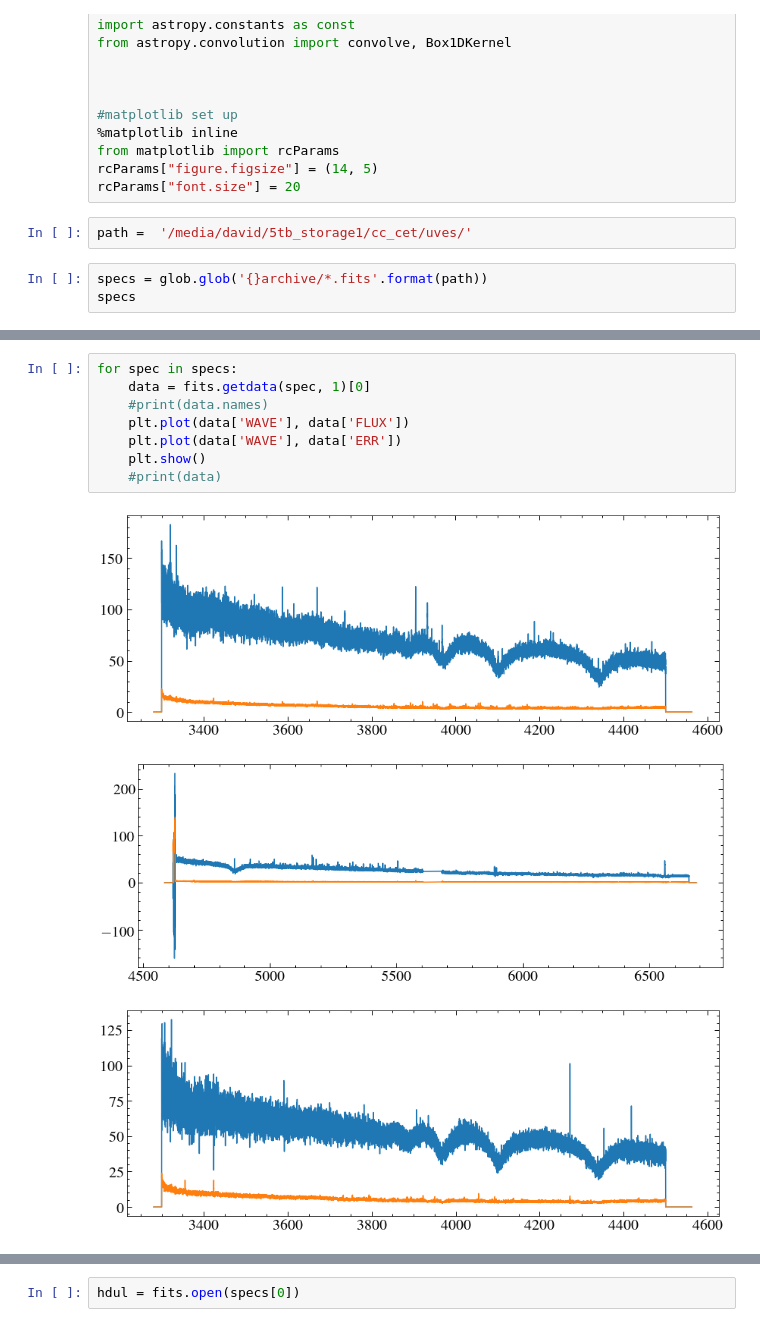
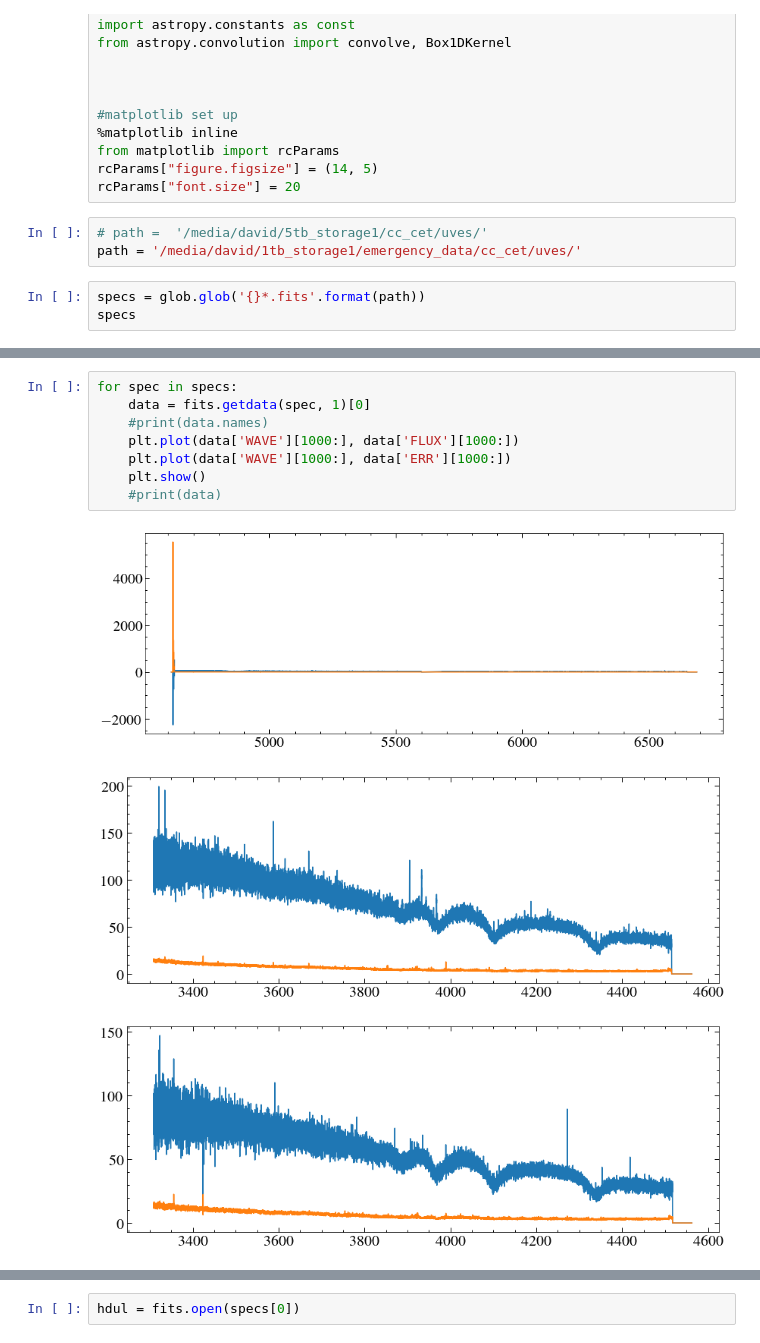
Before and after one commit to davidjwilson/pceb, a Jupyter notebook: cc_cet/cc_cet_uves.ipynb, the cells around one changed output, grey strips where cells are left out. Saved outputs shown, nothing was run; the diff lists cells and outputs as text.

```diff
--- a/cc_cet/cc_cet_uves.ipynb
+++ b/cc_cet/cc_cet_uves.ipynb
@@ -22,8 +22,9 @@ from matplotlib import rcParams
 rcParams["figure.figsize"] = (14, 5)
 rcParams["font.size"] = 20
 # %%
-path =  '/media/david/5tb_storage1/cc_cet/uves/'
+# path =  '/media/david/5tb_storage1/cc_cet/uves/'
+path = '/media/david/1tb_storage1/emergency_data/cc_cet/uves/'
 # %%
-specs = glob.glob('{}archive/*.fits'.format(path))
+specs = glob.glob('{}*.fits'.format(path))
 specs
 # %% [output]
@@ -34,12 +35,12 @@ specs
 # %%
 for spec in specs:
     data = fits.getdata(spec, 1)[0]
     #print(data.names)
-    plt.plot(data['WAVE'], data['FLUX'])
-    plt.plot(data['WAVE'], data['ERR'])
+    plt.plot(data['WAVE'][1000:], data['FLUX'][1000:])
+    plt.plot(data['WAVE'][1000:], data['ERR'][1000:])
     plt.show()
     #print(data)
 # %% [output]
-[figure, old version]
+[figure, new version]
-[figure, old version]
+[figure, new version]
-[figure, old version]
+[figure, new version]
```
Also changed, not shown: parts of 9 cells of this notebook, 31 other files.
